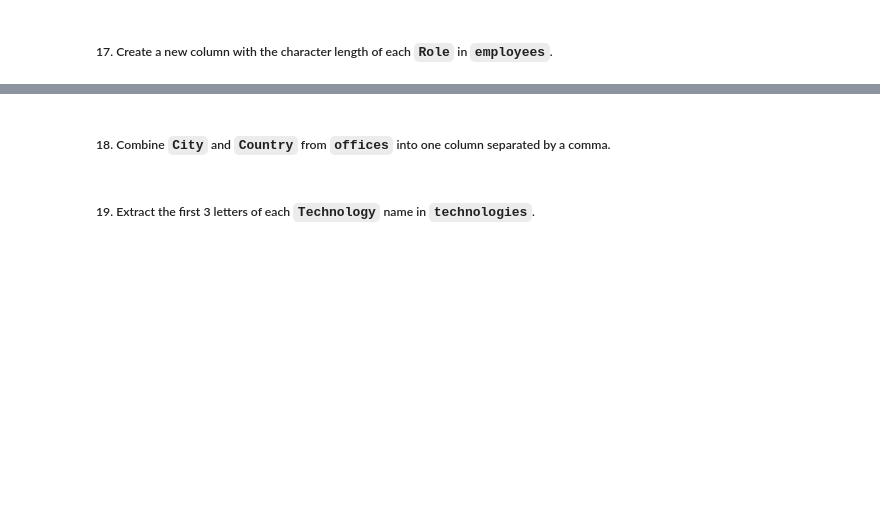
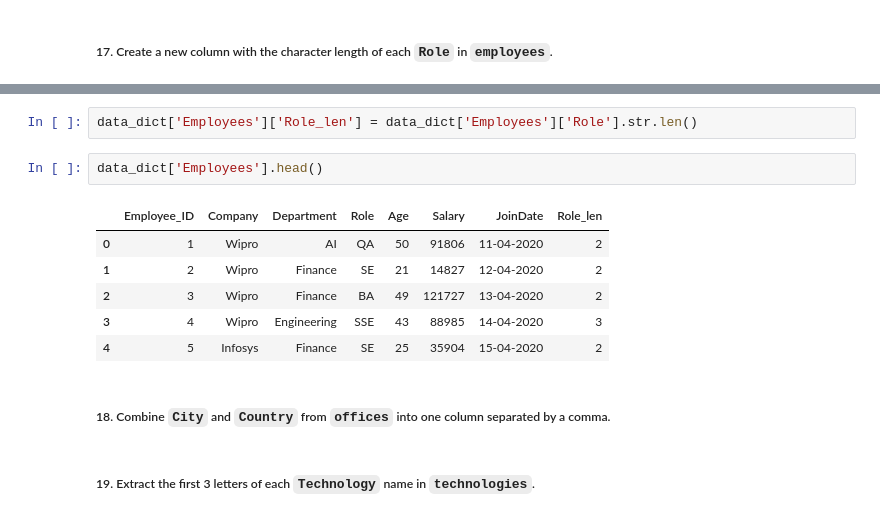
Before and after one commit to shiva3994/Projects, a Jupyter notebook: Python/L_Big4_India.ipynb, the cells around one changed output, grey strips where cells are left out. Saved outputs shown, nothing was run; the diff lists cells and outputs as text; blank space fills up the shorter version.

```diff
--- a/Python/L_Big4_India.ipynb
+++ b/Python/L_Big4_India.ipynb
@@ -1150,3 +1196,14 @@ data_dict['Office_Locations'].sort_values(by=['Country','City'],ascending=[True,
+# %%
+data_dict['Employees']['Role_len'] = data_dict['Employees']['Role'].str.len()
+# %%
+data_dict['Employees'].head()
+# %% [output]
+|  | Employee_ID | Company | Department | Role | Age | Salary | JoinDate | Role_len |
+| 0 | 1 | Wipro | AI | QA | 50 | 91806 | 11-04-2020 | 2 |
+| 1 | 2 | Wipro | Finance | SE | 21 | 14827 | 12-04-2020 | 2 |
+| 2 | 3 | Wipro | Finance | BA | 49 | 121727 | 13-04-2020 | 2 |
+| 3 | 4 | Wipro | Engineering | SSE | 43 | 88985 | 14-04-2020 | 3 |
+| 4 | 5 | Infosys | Finance | SE | 25 | 35904 | 15-04-2020 | 2 |
 # %% [markdown]
 ##### 18. Combine `City` and `Country` from `offices` into one column separated by a comma.
 # %% [markdown]
```
Also changed, not shown: parts of 4 cells of this notebook.
